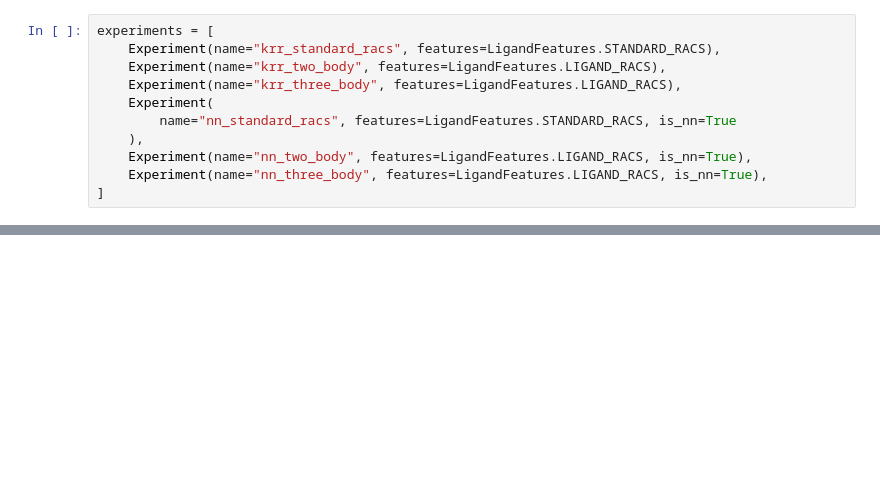
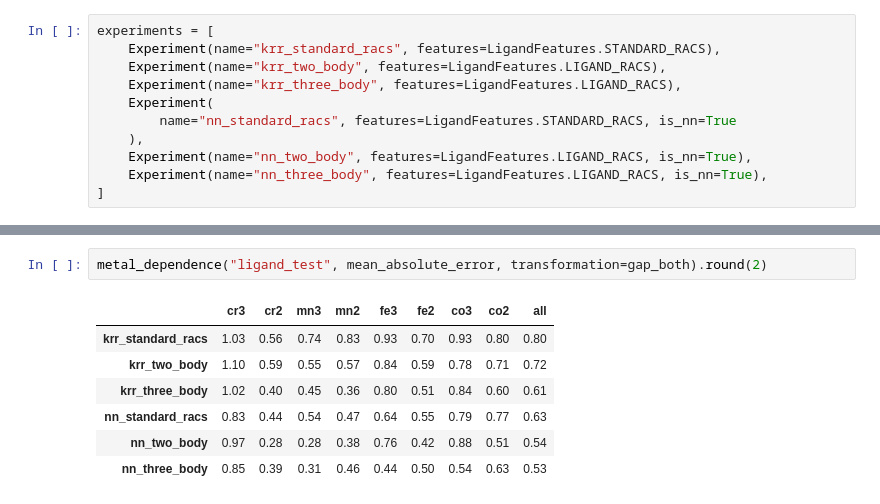
Before and after one commit to hjkgrp/many_body_ml, a Jupyter notebook: scripts_and_notebooks/scoring/model_scores_orbitals.ipynb, the cells around one changed output, grey strips where cells are left out. Saved outputs shown, nothing was run; the diff lists cells and outputs as text; blank space fills up the shorter version.

```diff
--- a/scripts_and_notebooks/scoring/model_scores_orbitals.ipynb
+++ b/scripts_and_notebooks/scoring/model_scores_orbitals.ipynb
@@ -127,0 +277,10 @@ maes.round(2)
+# %%
+metal_dependence("ligand_test", mean_absolute_error, transformation=gap_both).round(2)
+# %% [output]
+|  | cr3 | cr2 | mn3 | mn2 | fe3 | fe2 | co3 | co2 | all |
+| krr_standard_racs | 1.03 | 0.56 | 0.74 | 0.83 | 0.93 | 0.70 | 0.93 | 0.80 | 0.80 |
+| krr_two_body | 1.10 | 0.59 | 0.55 | 0.57 | 0.84 | 0.59 | 0.78 | 0.71 | 0.72 |
+| krr_three_body | 1.02 | 0.40 | 0.45 | 0.36 | 0.80 | 0.51 | 0.84 | 0.60 | 0.61 |
+| nn_standard_racs | 0.83 | 0.44 | 0.54 | 0.47 | 0.64 | 0.55 | 0.79 | 0.77 | 0.63 |
+| nn_two_body | 0.97 | 0.28 | 0.28 | 0.38 | 0.76 | 0.42 | 0.88 | 0.51 | 0.54 |
+| nn_three_body | 0.85 | 0.39 | 0.31 | 0.46 | 0.44 | 0.50 | 0.54 | 0.63 | 0.53 |
```
Also changed, not shown: parts of 19 cells of this notebook.
